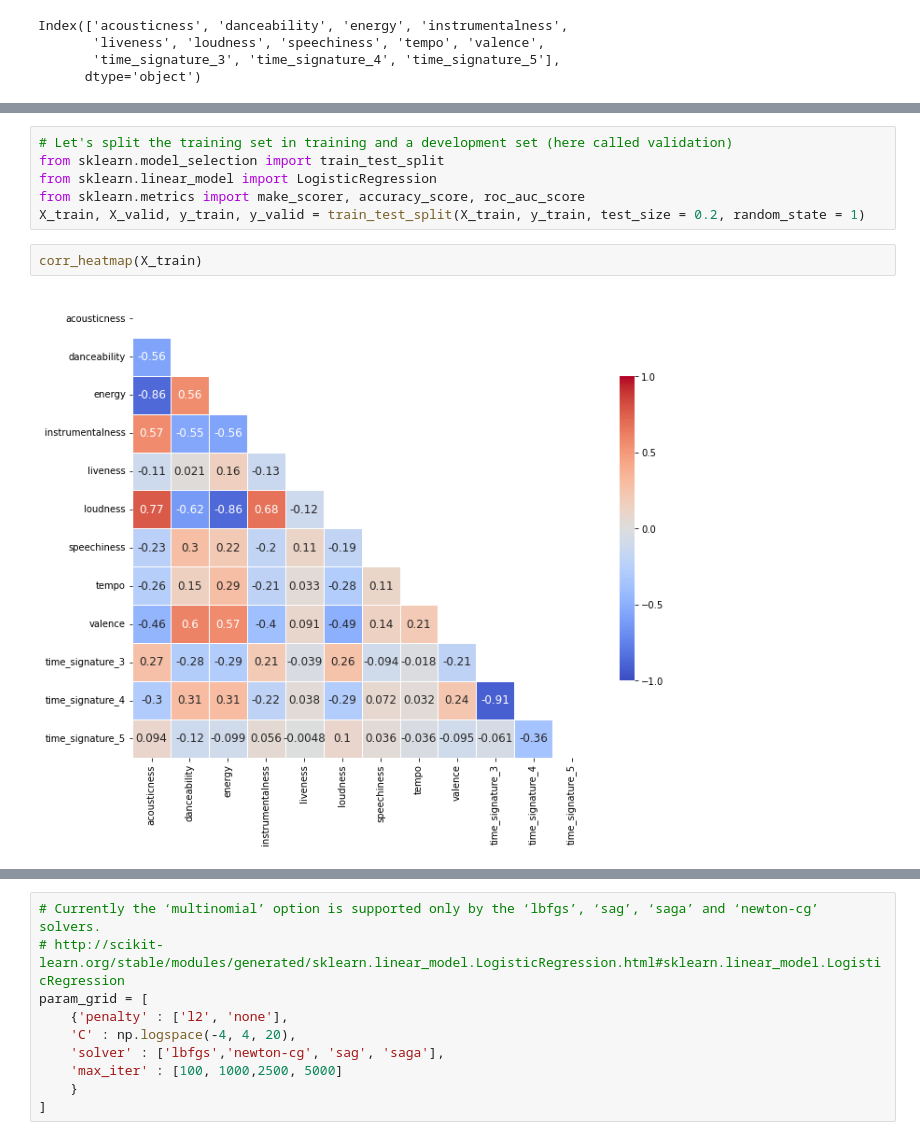
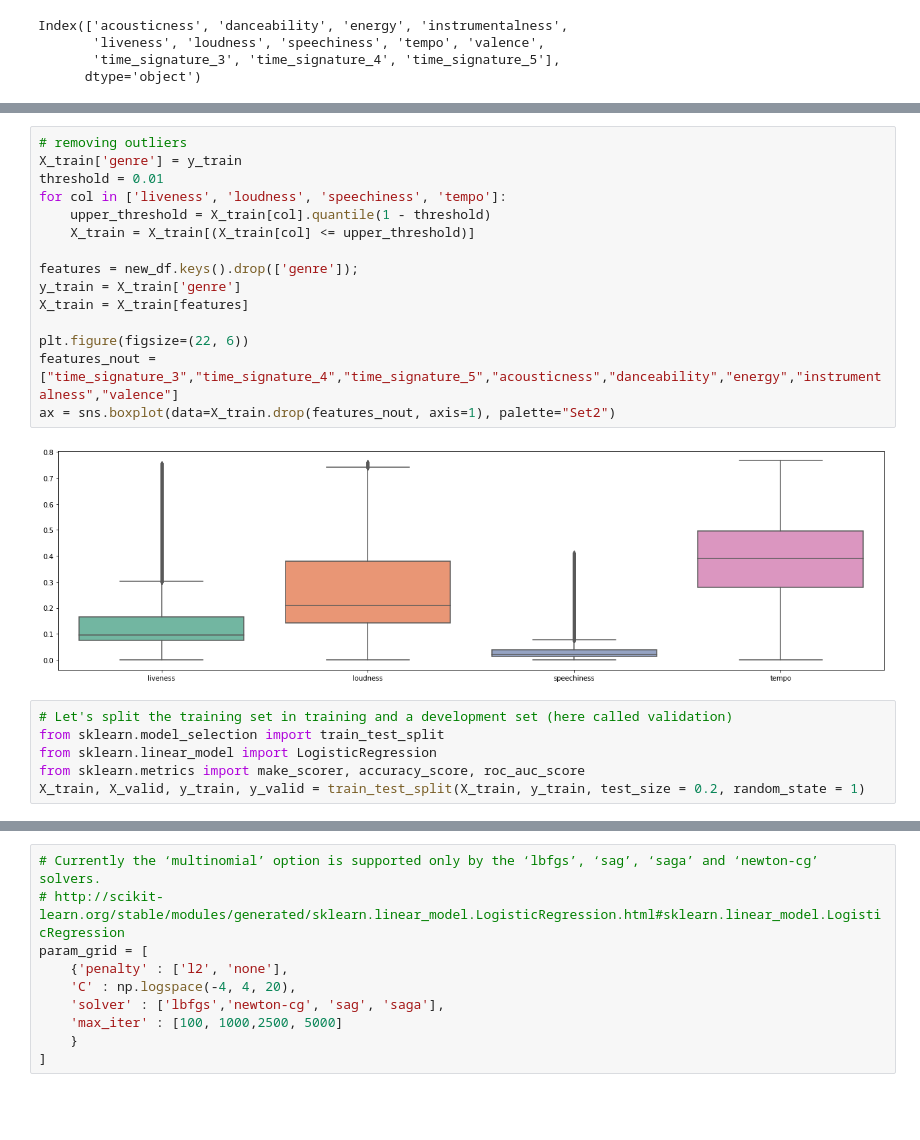
Before and after one commit to plspeziali/spotify-genre-predictor, a Jupyter notebook: spotify-genre-prediction-lr-mlp.ipynb, the cells around one changed output, grey strips where cells are left out. Cells and saved outputs as stored; diff of their text form; blank space fills up the shorter version.

Commit message:
Kaggle Notebook | Spotify Genre Prediction LR + MLP | Version 9

```diff
--- a/spotify-genre-prediction-lr-mlp.ipynb
+++ b/spotify-genre-prediction-lr-mlp.ipynb
@@ -198,10 +223,23 @@ display(X_test.head())
+# %%
+# removing outliers
+X_train['genre'] = y_train
+threshold = 0.01
+for col in ['liveness', 'loudness', 'speechiness', 'tempo']:
+    upper_threshold = X_train[col].quantile(1 - threshold)
+    X_train = X_train[(X_train[col] <= upper_threshold)]
+
+features = new_df.keys().drop(['genre']);
+y_train = X_train['genre']
+X_train = X_train[features]
+
+plt.figure(figsize=(22, 6))
+features_nout = ["time_signature_3","time_signature_4","time_signature_5","acousticness","danceability","energy","instrumentalness","valence"]
+ax = sns.boxplot(data=X_train.drop(features_nout, axis=1), palette="Set2")
+# %% [output]
+[figure, added]
 # %%
 # Let's split the training set in training and a development set (here called validation)
 from sklearn.model_selection import train_test_split
 from sklearn.linear_model import LogisticRegression
 from sklearn.metrics import make_scorer, accuracy_score, roc_auc_score
 X_train, X_valid, y_train, y_valid = train_test_split(X_train, y_train, test_size = 0.2, random_state = 1)
-# %%
-corr_heatmap(X_train)
-# %% [output]
-[figure, removed]
```
Also changed, not shown: parts of 14 cells of this notebook.
